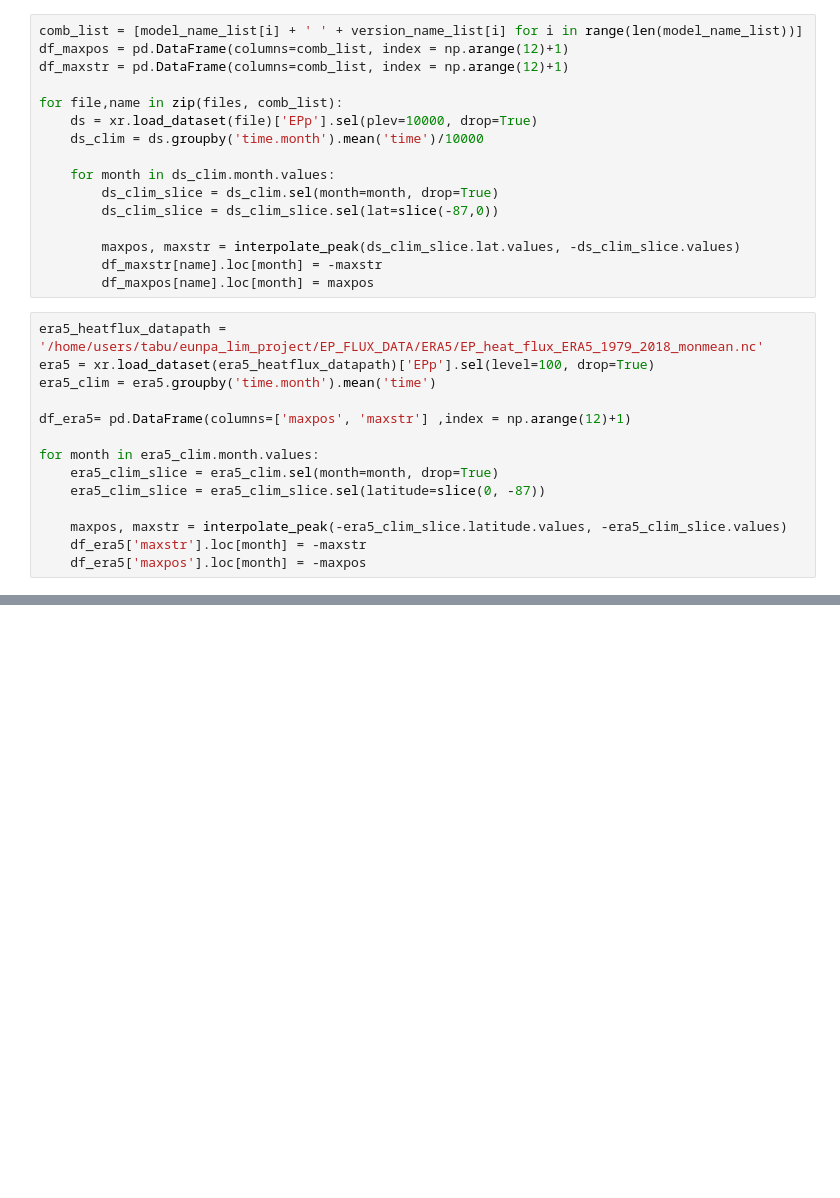
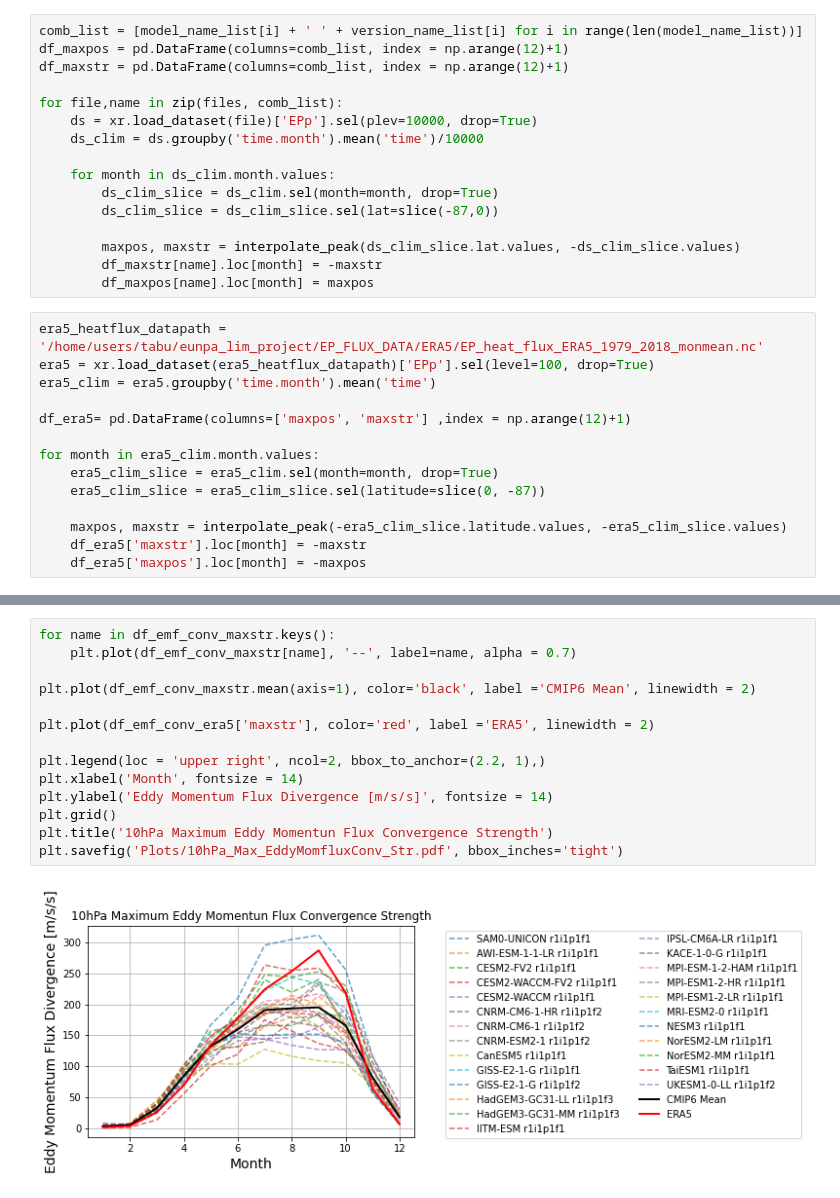
Before and after one commit to jumin94/stratosphere_cmip6, a Jupyter notebook: HeatFlux100hPa.ipynb, the cells around one changed output, grey strips where cells are left out. Drawn from its saved outputs; the diff is of its cells as text; blank space fills up the shorter version.

```diff
--- a/HeatFlux100hPa.ipynb
+++ b/HeatFlux100hPa.ipynb
@@ -115,0 +205,16 @@ plt.title('100 hPa Maximum Eddy Heat Flux Strength')
+# %%
+for name in df_emf_conv_maxstr.keys():
+    plt.plot(df_emf_conv_maxstr[name], '--', label=name, alpha = 0.7)
+
+plt.plot(df_emf_conv_maxstr.mean(axis=1), color='black', label ='CMIP6 Mean', linewidth = 2)
+
+plt.plot(df_emf_conv_era5['maxstr'], color='red', label ='ERA5', linewidth = 2)
+
+plt.legend(loc = 'upper right', ncol=2, bbox_to_anchor=(2.2, 1),)
+plt.xlabel('Month', fontsize = 14)
+plt.ylabel('Eddy Momentum Flux Divergence [m/s/s]', fontsize = 14)
+plt.grid()
+plt.title('10hPa Maximum Eddy Momentun Flux Convergence Strength')
+plt.savefig('Plots/10hPa_Max_EddyMomfluxConv_Str.pdf', bbox_inches='tight')
+# %% [output]
+[figure, added]
```
Also changed, not shown: parts of 11 cells of this notebook.
